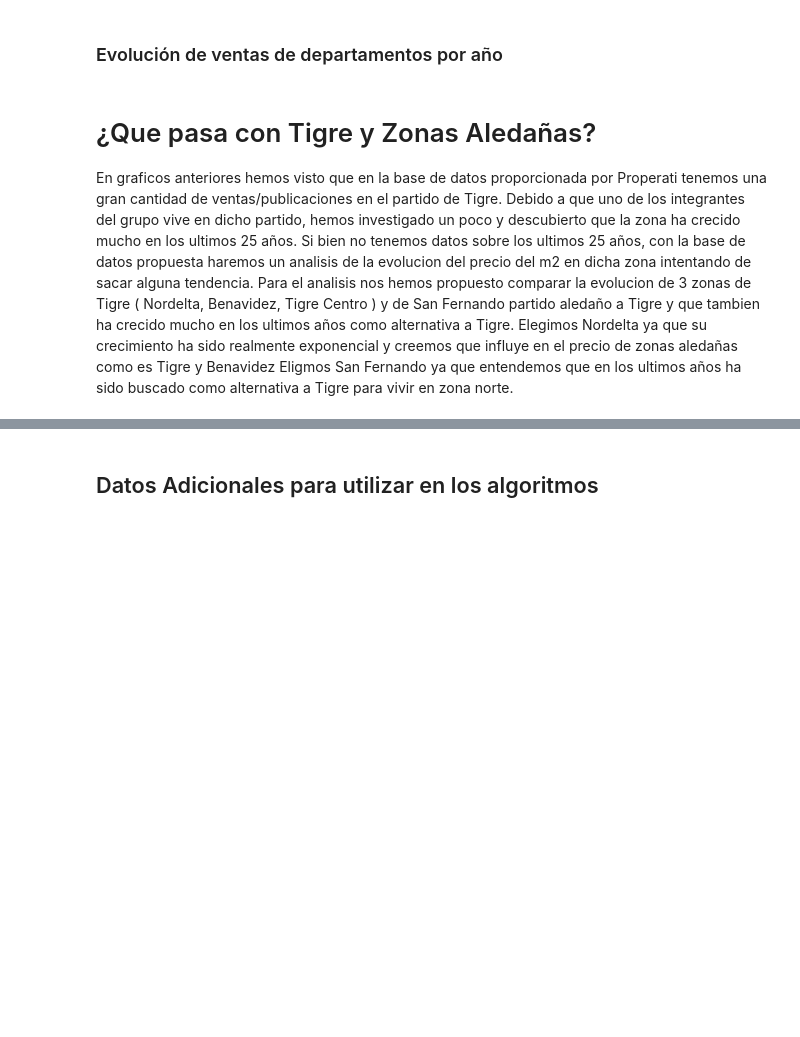
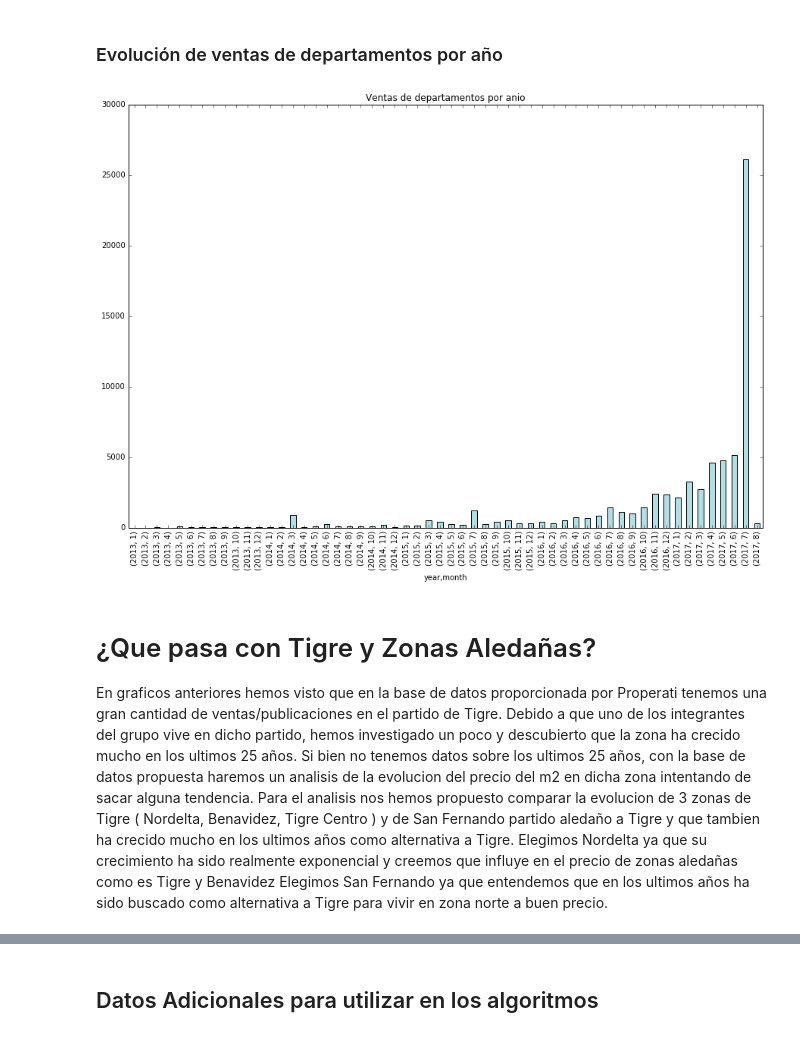
Before and after one commit to DanielMankowski/Data-Scients, a Jupyter notebook: TP 1.ipynb, the cells around one changed output, grey strips where cells are left out. Drawn from its saved outputs; the diff is of its cells as text; code cells hidden in the pictures; blank space fills up the shorter version.

Commit message:
Analisis Tigre V02

```diff
--- a/TP 1.ipynb
+++ b/TP 1.ipynb
@@ -141,11 +280,13 @@ ventas_dptos = prop_caba_gba[prop_caba_gba['property_type'] == 'apartment']
 ventas_dptos = ventas_dptos.groupby(['year', 'month']).count()['created_on']
 # %%
 %matplotlib inline
-ventas_dptos.plot('bar', title = 'Ventas de departamentos por anio', figsize=(15,10));
+ventas_dptos.plot('bar', title = 'Ventas de departamentos por anio', figsize=(15,10), color = 'powderblue');
+# %% [output]
+[figure, added]
 # %% [markdown]
 # ¿Que pasa con Tigre y Zonas Aledañas?
 En graficos anteriores hemos visto que en la base de datos proporcionada por Properati tenemos una gran cantidad de ventas/publicaciones en el partido de Tigre. Debido a que uno de los integrantes del grupo vive en dicho partido, hemos investigado un poco y descubierto que la zona ha crecido mucho en los ultimos 25 años. Si bien no tenemos datos sobre los ultimos 25 años, con la base de datos propuesta haremos un analisis de la evolucion del precio del m2 en dicha zona intentando de sacar alguna tendencia. Para el analisis nos hemos propuesto comparar la evolucion de 3 zonas de Tigre ( Nordelta, Benavidez, Tigre Centro ) y de San Fernando partido aledaño a Tigre y que tambien ha crecido mucho en los ultimos años como alternativa a Tigre.
 Elegimos Nordelta ya que su crecimiento ha sido realmente exponencial y creemos que influye en el precio de zonas aledañas como es Tigre y Benavidez
-Eligmos San Fernando ya que entendemos que en los ultimos años ha sido buscado como alternativa a Tigre para vivir en zona norte.
+Elegimos San Fernando ya que entendemos que en los ultimos años ha sido buscado como alternativa a Tigre para vivir en zona norte a buen precio.
 # %%
 # Nos quedamos con las propiedades de Tigre, San Fernando, Nordelta, Benavidez
```
Also changed, not shown: parts of 46 cells of this notebook.
